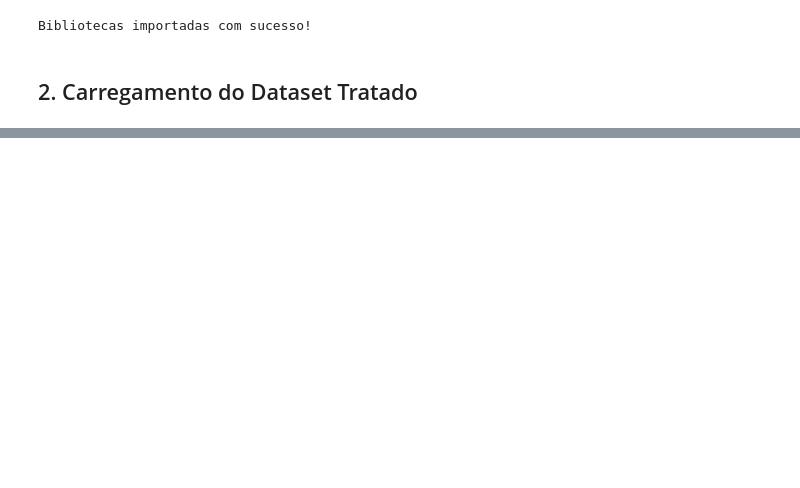
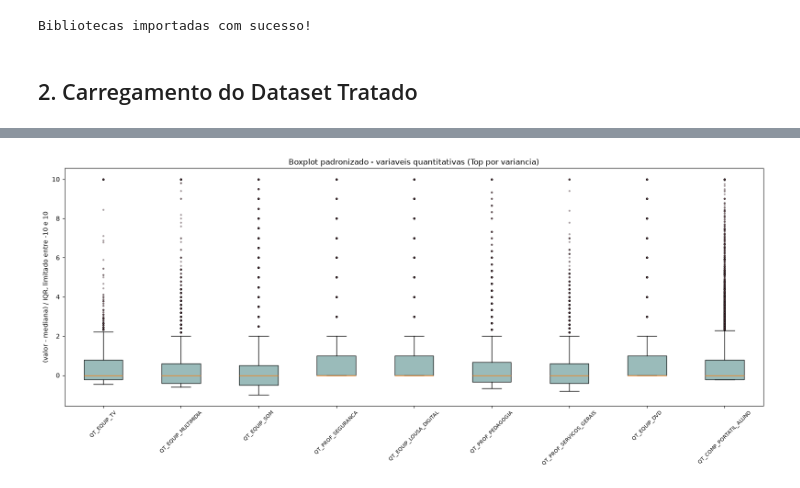
Before and after one commit to presley-rocha/Aprendizagem_de_maquina_supervisionado_POS_DATASCIENCE_SENAC, a Jupyter notebook: 2_NoteBooks_Etapas_Projeto/04.Visualizacao_dos_dados.ipynb, the cells around one changed output, grey strips where cells are left out. Cells and saved outputs as stored; diff of their text form; code cells hidden in the pictures; blank space fills up the shorter version.

```diff
--- a/2_NoteBooks_Etapas_Projeto/04.Visualizacao_dos_dados.ipynb
+++ b/2_NoteBooks_Etapas_Projeto/04.Visualizacao_dos_dados.ipynb
@@ -537,0 +240,38 @@ def visualizarDados(dados):
+# %%
+def gerarBoxplot(dados, colunas_quantitativas, top_n=12):
+    colunas = sorted(
+        colunas_quantitativas,
+        key=lambda c: dados[c].var(),
+        reverse=True
+    )[:top_n]
+
+    dados_plot = pd.DataFrame(index=dados.index)
+    for col in colunas:
+        serie = dados[col].astype(float)
+        iqr = serie.quantile(0.75) - serie.quantile(0.25)
+        if iqr == 0:
+            continue
+        dados_plot[col] = ((serie - serie.median()) / iqr).clip(-10, 10)
+
+    fig, ax = plt.subplots(figsize=(16, 7))
+    bp = ax.boxplot(
+        [dados_plot[col].dropna().values for col in dados_plot.columns],
+        patch_artist=True,
+        tick_labels=dados_plot.columns,
+        flierprops=dict(marker='o', markersize=2, markerfacecolor='#b56576', alpha=0.35),
+    )
+    for patch in bp['boxes']:
+        patch.set_facecolor('#89b0ae')
+        patch.set_alpha(0.85)
+    ax.set_title('Boxplot padronizado - variaveis quantitativas (Top por variancia)')
+    ax.set_ylabel('(valor - mediana) / IQR, limitado entre -10 e 10')
+    ax.set_xlabel('')
+    ax.tick_params(axis='x', rotation=45, labelsize=8)
+
+    plt.tight_layout()
+    plt.savefig(CAMINHO_IMAGENS / 'boxplot_variaveis.png', dpi=150, bbox_inches='tight')
+    plt.show()
+
+gerarBoxplot(df, quantitativas)
+# %% [output]
+[figure, added]
```
Also changed, not shown: parts of 43 cells of this notebook, 14 other files.
